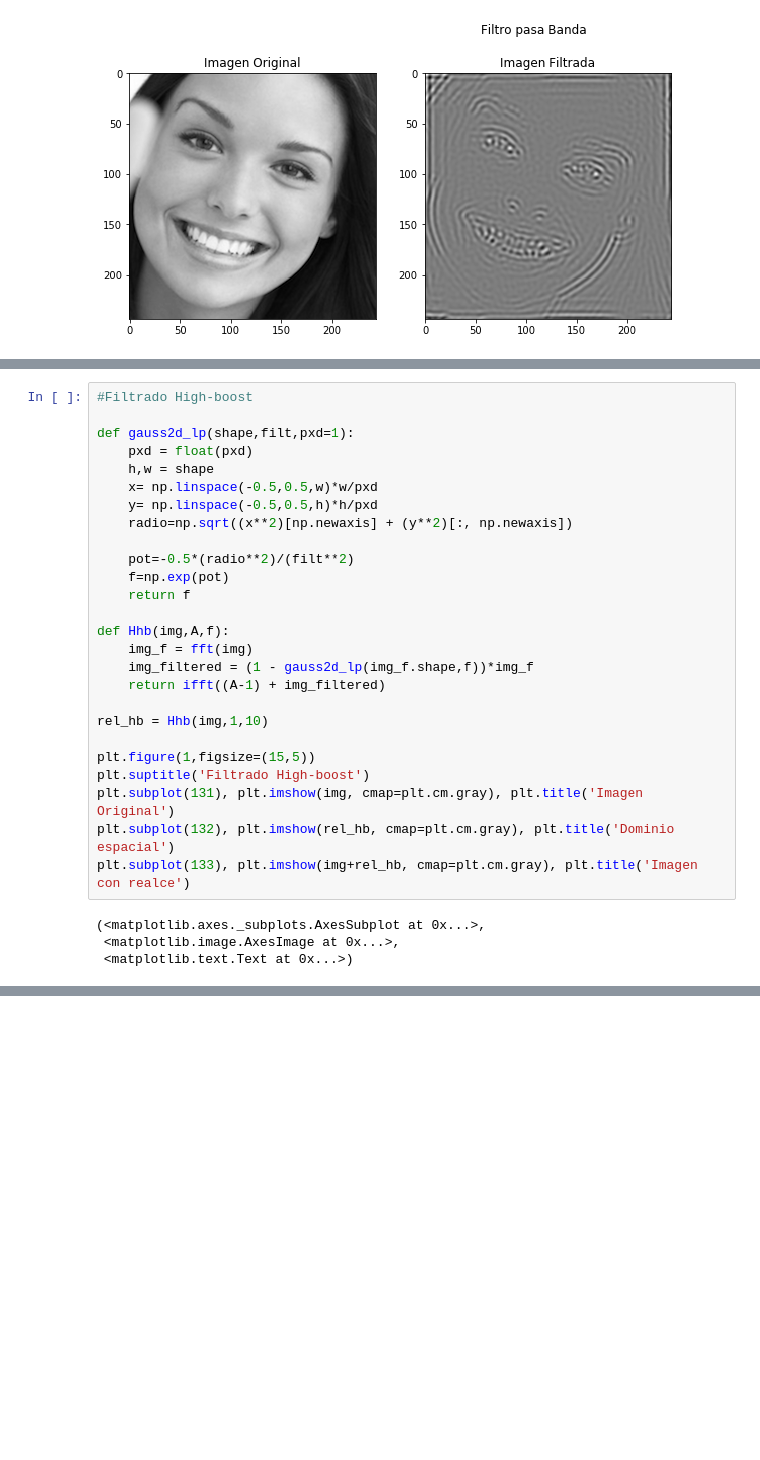
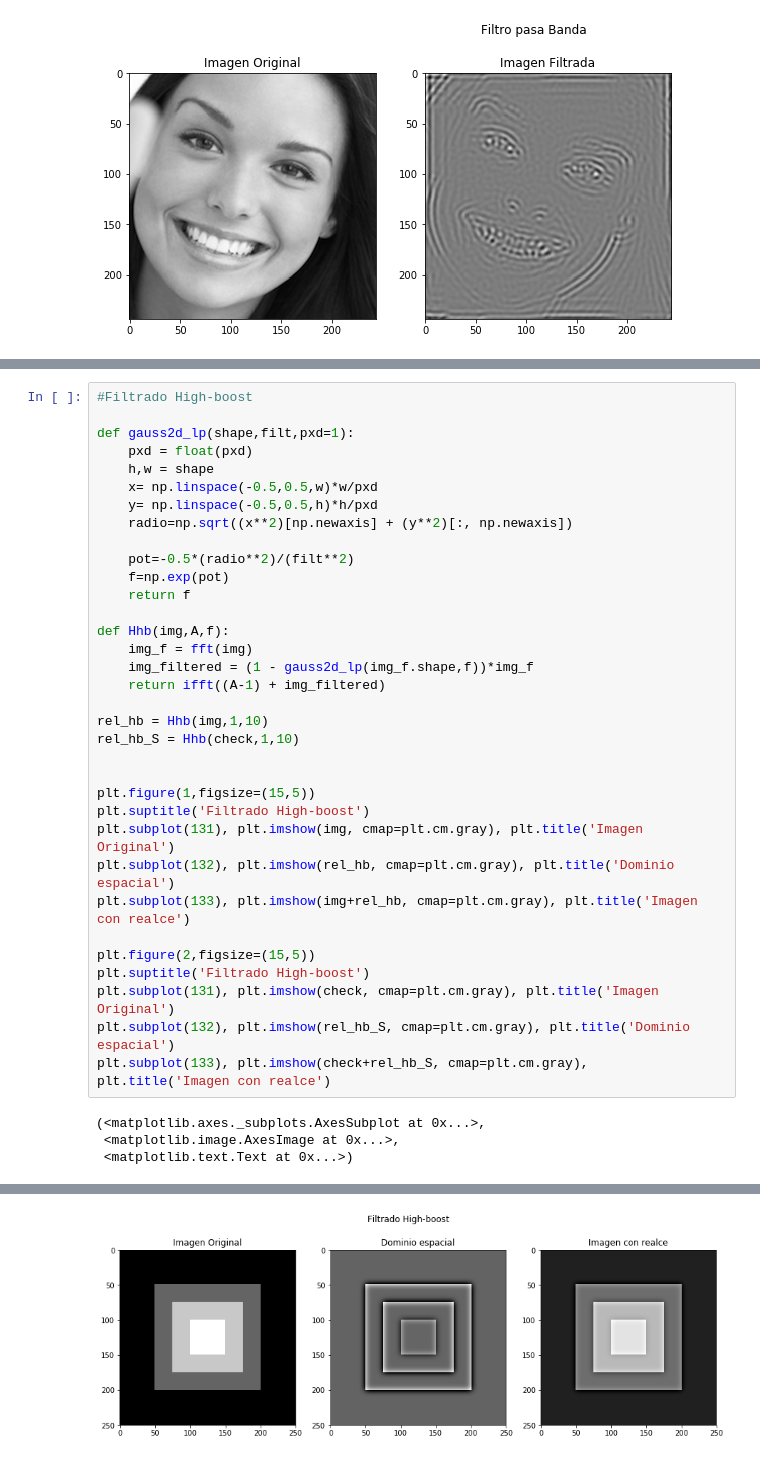
Before and after one commit to seradiazpin/MachineVisionUnal, a Jupyter notebook: Tarea5/Tarea5.ipynb, the cells around one changed output, grey strips where cells are left out. Drawn from its saved outputs; the diff is of its cells as text; blank space fills up the shorter version.

```diff
--- a/Tarea5/Tarea5.ipynb
+++ b/Tarea5/Tarea5.ipynb
@@ -168,33 +195,42 @@ plt.subplot(133), plt.imshow(total2, cmap=plt.cm.gray), plt.title('Imagen con re
 #Filtrado High-boost
 
 def gauss2d_lp(shape,filt,pxd=1):
     pxd = float(pxd)
     h,w = shape
     x= np.linspace(-0.5,0.5,w)*w/pxd
     y= np.linspace(-0.5,0.5,h)*h/pxd
     radio=np.sqrt((x**2)[np.newaxis] + (y**2)[:, np.newaxis])
 
     pot=-0.5*(radio**2)/(filt**2)
     f=np.exp(pot)
     return f
 
 def Hhb(img,A,f):
     img_f = fft(img)
     img_filtered = (1 - gauss2d_lp(img_f.shape,f))*img_f
     return ifft((A-1) + img_filtered)
 
 rel_hb = Hhb(img,1,10)
+rel_hb_S = Hhb(check,1,10)
+
 
 plt.figure(1,figsize=(15,5))
 plt.suptitle('Filtrado High-boost')
 plt.subplot(131), plt.imshow(img, cmap=plt.cm.gray), plt.title('Imagen Original')
 plt.subplot(132), plt.imshow(rel_hb, cmap=plt.cm.gray), plt.title('Dominio espacial')
 plt.subplot(133), plt.imshow(img+rel_hb, cmap=plt.cm.gray), plt.title('Imagen con realce')
+
+plt.figure(2,figsize=(15,5))
+plt.suptitle('Filtrado High-boost')
+plt.subplot(131), plt.imshow(check, cmap=plt.cm.gray), plt.title('Imagen Original')
+plt.subplot(132), plt.imshow(rel_hb_S, cmap=plt.cm.gray), plt.title('Dominio espacial')
+plt.subplot(133), plt.imshow(check+rel_hb_S, cmap=plt.cm.gray), plt.title('Imagen con realce')
 # %% [output]
 (<matplotlib.axes._subplots.AxesSubplot at 0x...>,
  <matplotlib.image.AxesImage at 0x...>,
  <matplotlib.text.Text at 0x...>)
 [figure]
+[figure, added]
 # %%
 #Altas frecuencias
 
```
Also changed, not shown: parts of 4 cells of this notebook.
